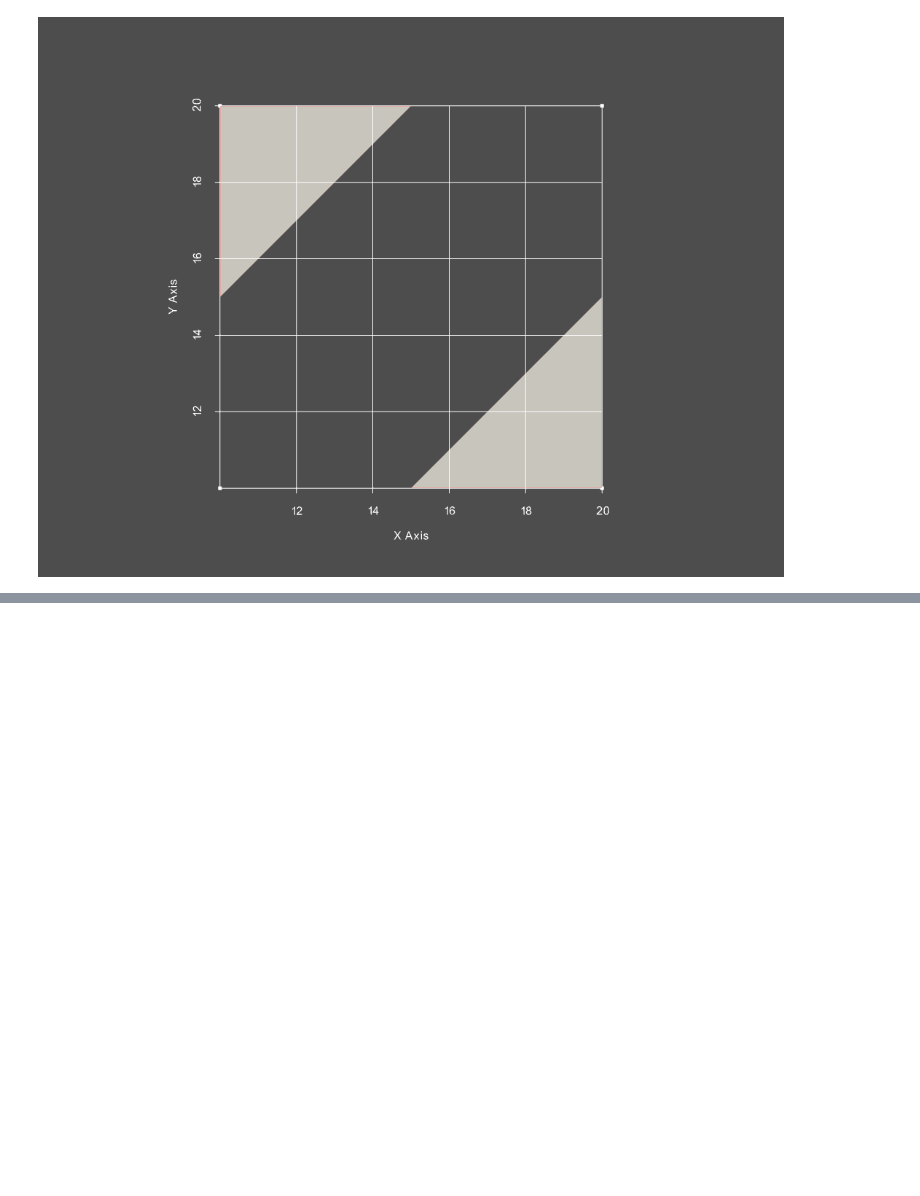
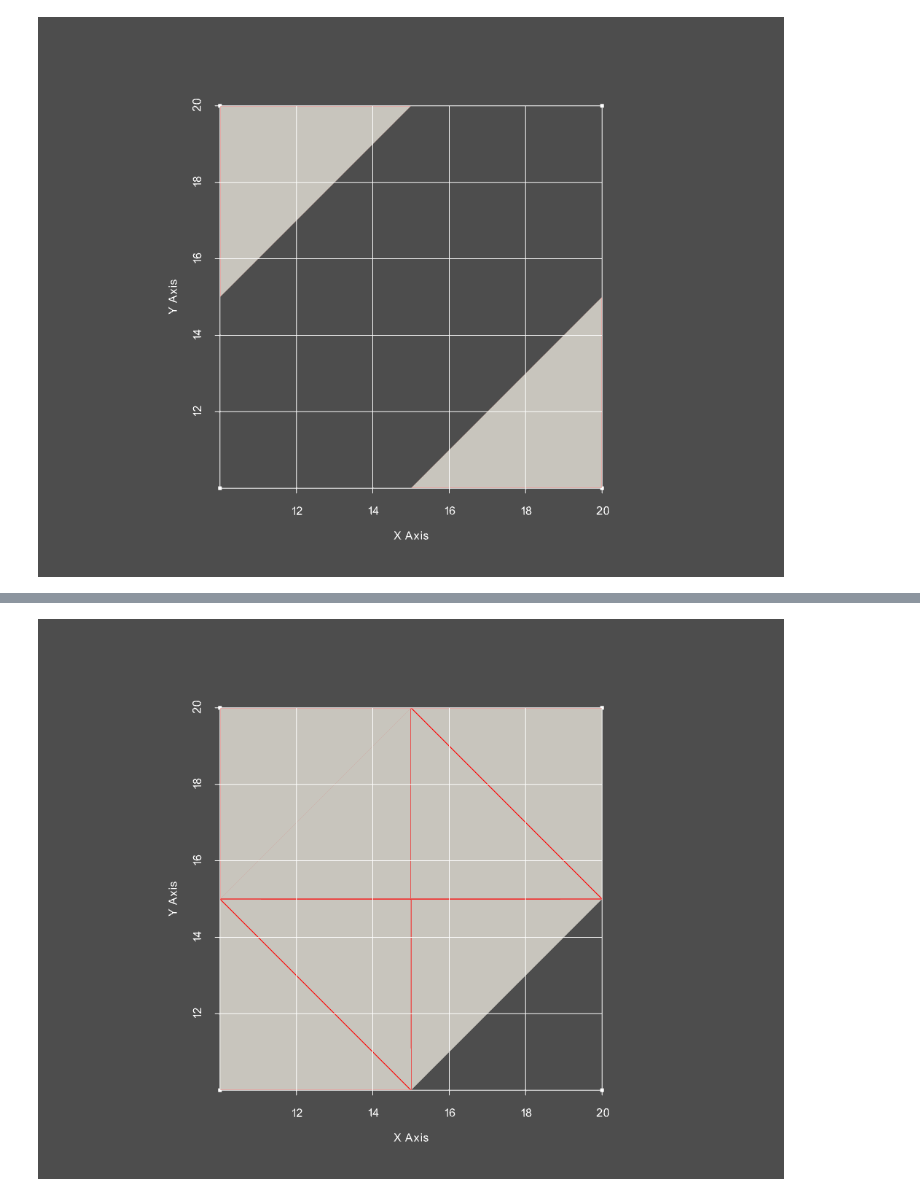
Before and after one commit to Syafiqq/marching_algo_test_001, a Jupyter notebook: marching_algorithm_2d_rules.ipynb, the cells around one changed output, grey strips where cells are left out. Cells and saved outputs as stored; diff of their text form; code cells hidden in the pictures; blank space fills up the shorter version.

```diff
--- a/marching_algorithm_2d_rules.ipynb
+++ b/marching_algorithm_2d_rules.ipynb
@@ -440,0 +507,54 @@ plot.show()
+# %%
+# Rule 15
+# 2 . 3
+# . . .
+# 0 . 1
+
+# 5 6 7
+# 2 3 4
+# 0 1 .
+p0 = points[0]
+p1 = mid_point(points[0], points[1])
+p2 = mid_point(points[0], points[2])
+p4 = mid_point(points[1], points[3])
+p3 = mid_point(p2, p4)
+p5 = points[2]
+p6 = mid_point(points[2], points[3])
+p7 = points[3]
+
+points_rule_15 = [p0, p1, p2, p3, p4, p5, p6, p7]
+points_rule_15_faces = np.array([
+    # . . .
+    # 2 . .
+    # 0 1 .
+    [4, 0, 1, 2, 0],
+    # . . .
+    # 2 3 .
+    # . 1 .
+    [4, 1, 2, 3, 1],
+    # . . .
+    # . 3 4
+    # . 1 .
+    [4, 1, 3, 4, 1],
+    # . 6 .
+    # 2 3 .
+    # . . .
+    [4, 2, 3, 6, 2],
+    # 5 6 .
+    # 2 . .
+    # . . .
+    [4, 2, 5, 6, 2],
+    # . 6 .
+    # . 3 4
+    # . . .
+    [4, 3, 4, 6, 3],
+    # . 6 7
+    # . . 4
+    # . . .
+    [4, 4, 6, 7, 6]
+
+]).flatten()
+
+plot_data(points_rule_15, faces=points_rule_15_faces)
+# %% [output]
+[figure, added]
```
Also changed, not shown: parts of 21 cells of this notebook.
